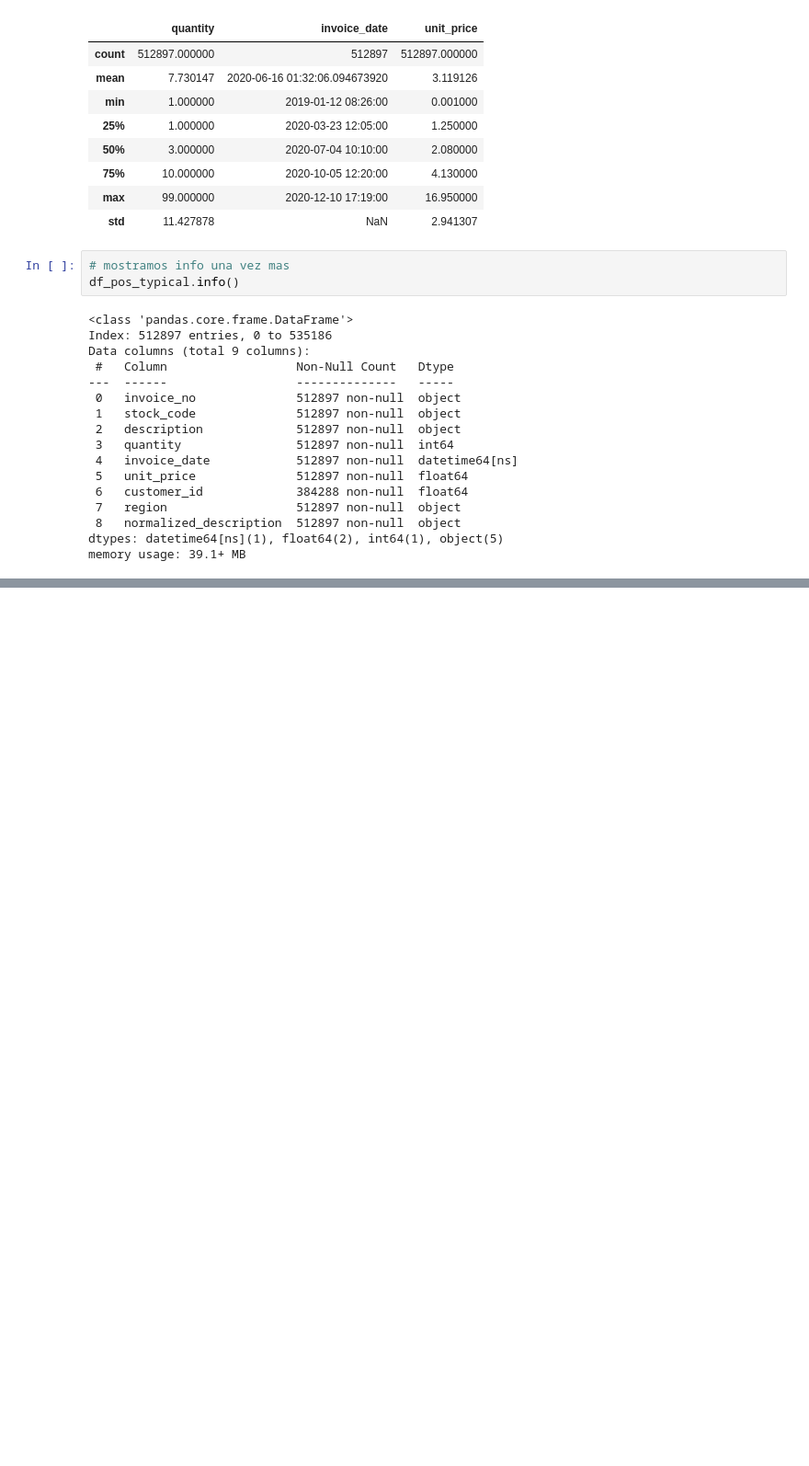
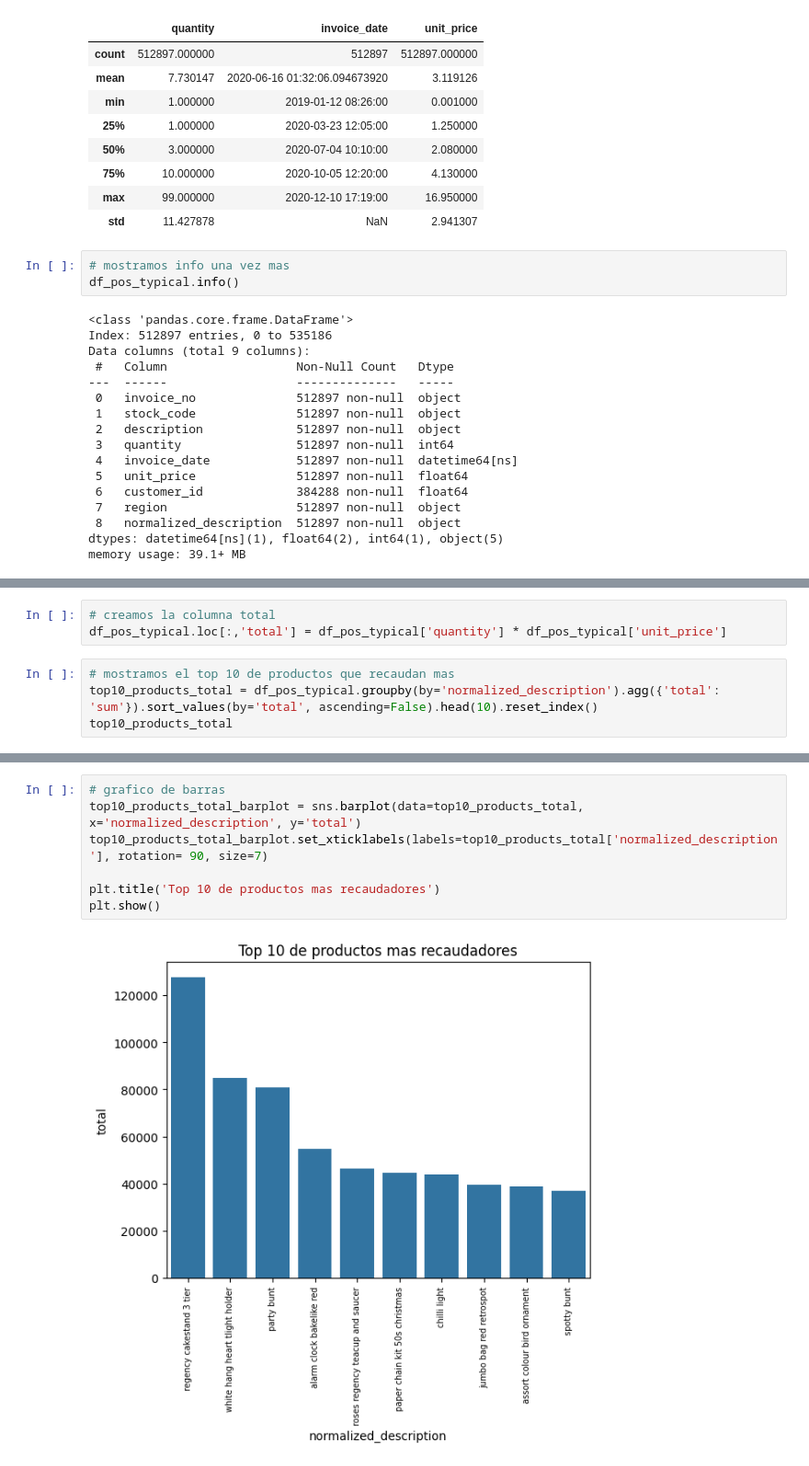
Before and after one commit to aurvantGitHub/hackathon-tripleten, a Jupyter notebook: datasets/intermediate/EDA.ipynb, the cells around one changed output, grey strips where cells are left out. Shown at 92% size. Drawn from its saved outputs; the diff is of its cells as text; blank space fills up the shorter version.

```diff
--- a/datasets/intermediate/EDA.ipynb
+++ b/datasets/intermediate/EDA.ipynb
@@ -162,0 +192,7 @@ memory usage: 39.1+ MB
+# %%
+# creamos la columna total
+df_pos_typical.loc[:,'total'] = df_pos_typical['quantity'] * df_pos_typical['unit_price']
+# %%
+# mostramos el top 10 de productos que recaudan mas
+top10_products_total = df_pos_typical.groupby(by='normalized_description').agg({'total': 'sum'}).sort_values(by='total', ascending=False).head(10).reset_index()
+top10_products_total
@@ -162,0 +211,9 @@ memory usage: 39.1+ MB
+# %%
+# grafico de barras
+top10_products_total_barplot = sns.barplot(data=top10_products_total, x='normalized_description', y='total')
+top10_products_total_barplot.set_xticklabels(labels=top10_products_total['normalized_description'], rotation= 90, size=7)
+
+plt.title('Top 10 de productos mas recaudadores')
+plt.show()
+# %% [output]
+[figure, added]
```
Also changed, not shown: parts of 7 cells of this notebook.
